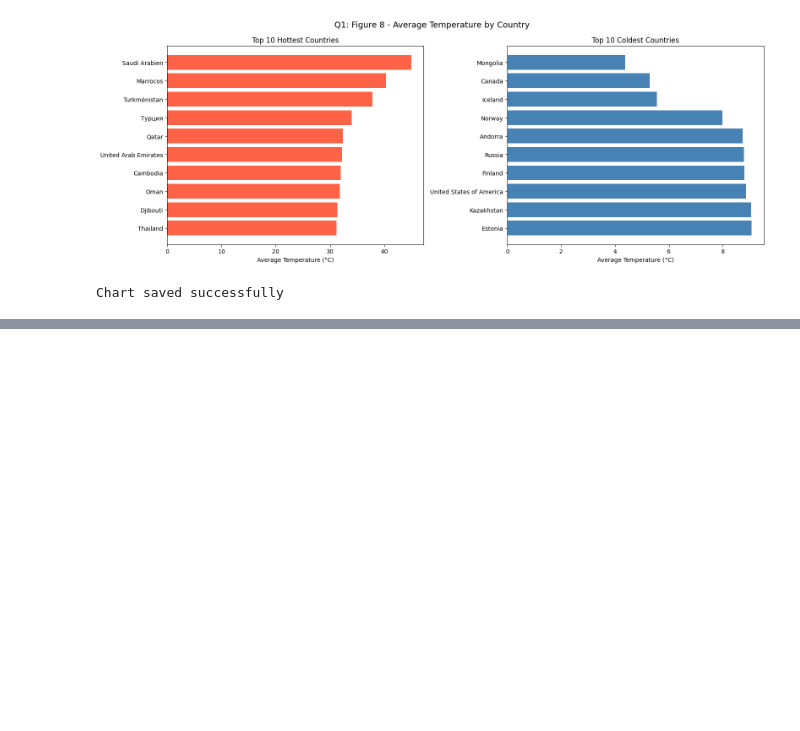
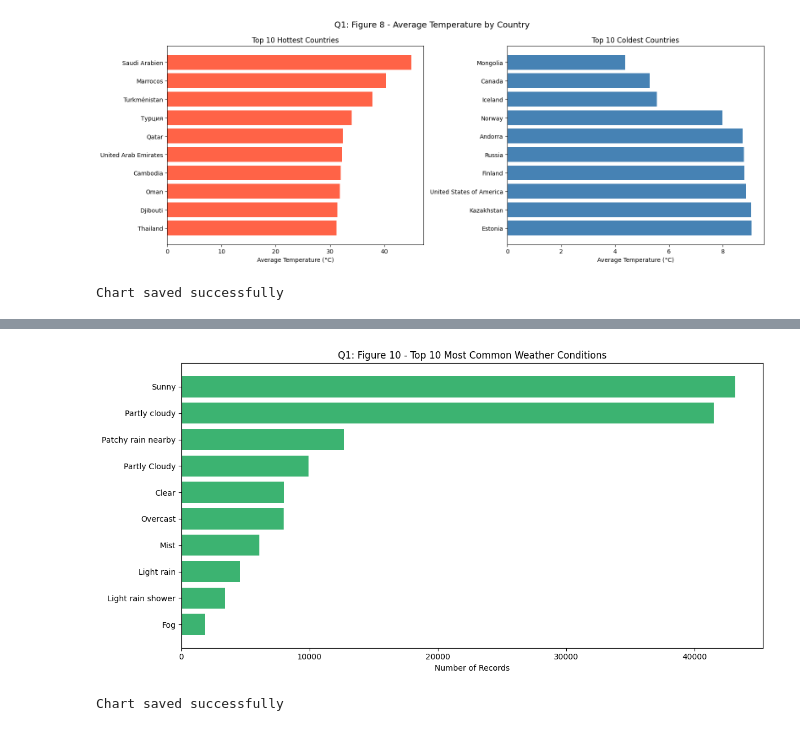
Before and after one commit to Akakiusz/big-data-weather-analytics, a Jupyter notebook: NOTEBOOKS/Q1_Hadoop_PySpark.ipynb, the cells around one changed output, grey strips where cells are left out. Drawn from its saved outputs; the diff is of its cells as text; code cells hidden in the pictures; blank space fills up the shorter version.

```diff
--- a/NOTEBOOKS/Q1_Hadoop_PySpark.ipynb
+++ b/NOTEBOOKS/Q1_Hadoop_PySpark.ipynb
@@ -197,0 +205,10 @@ Chart saved successfully
+# %%
+from pyspark.sql.functions import count, desc
+
+# Count occurrences of each weather condition
+weather_conditions = df_clean.groupBy("condition_text") \
+    .agg(count("*").alias("count")) \
+    .orderBy(desc("count"))
+
+print("Q1: Figure 9 - Top 15 Most Common Weather Conditions:")
+weather_conditions.show(15)
@@ -197,0 +233,17 @@ Chart saved successfully
+# %%
+# Convert to pandas for visualisation
+conditions_pd = weather_conditions.limit(10).toPandas()
+
+# Create bar chart
+fig, ax = plt.subplots(figsize=(12, 6))
+ax.barh(conditions_pd["condition_text"], conditions_pd["count"], color="mediumseagreen")
+ax.set_xlabel("Number of Records")
+ax.set_title("Q1: Figure 10 - Top 10 Most Common Weather Conditions")
+ax.invert_yaxis()
+plt.tight_layout()
+plt.savefig("Q1_Figure10_weather_conditions.png")
+plt.show()
+print("Chart saved successfully")
+# %% [output]
+[figure, added]
+Chart saved successfully
```
Also changed, not shown: parts of 2 cells of this notebook, 1 other file.
